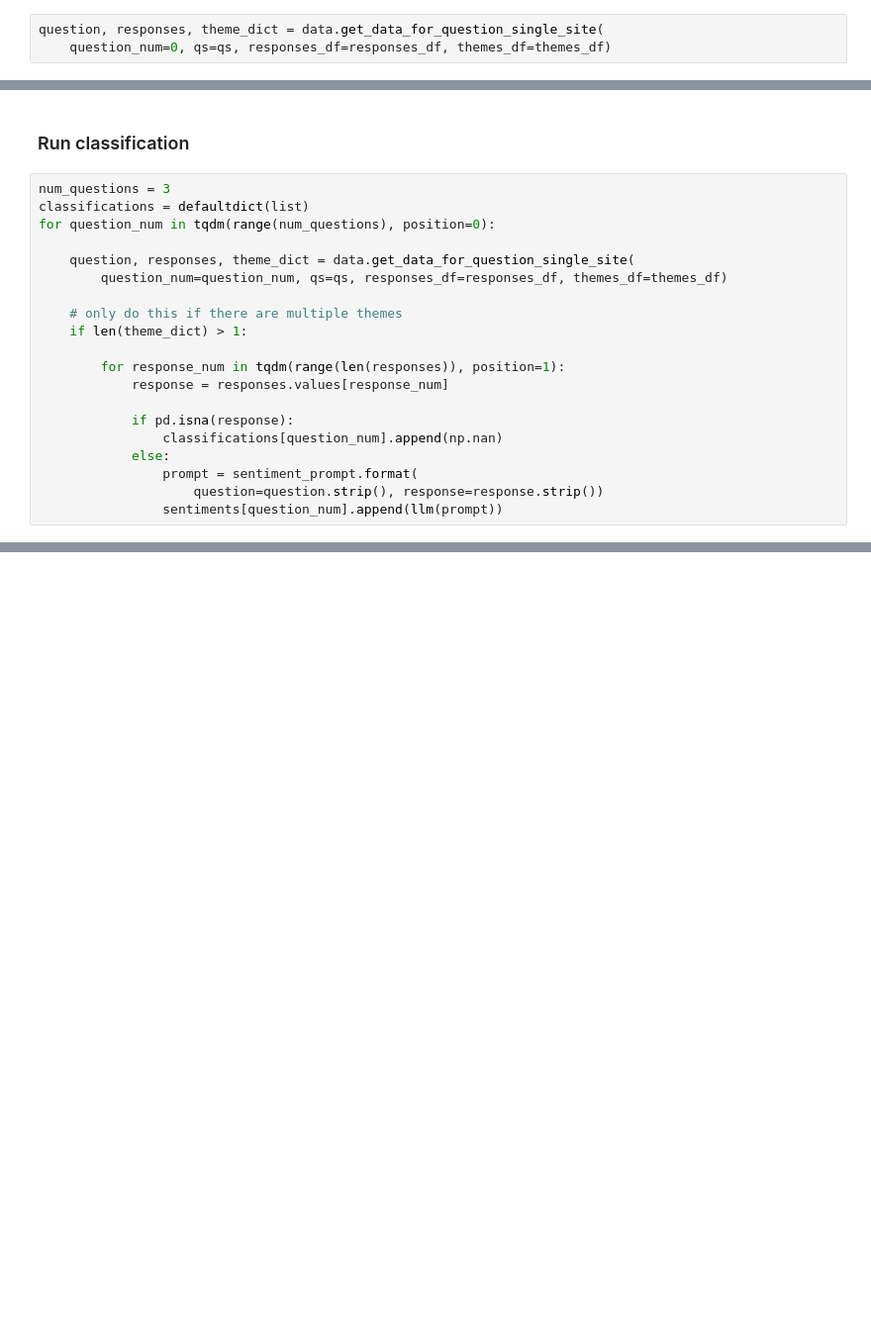
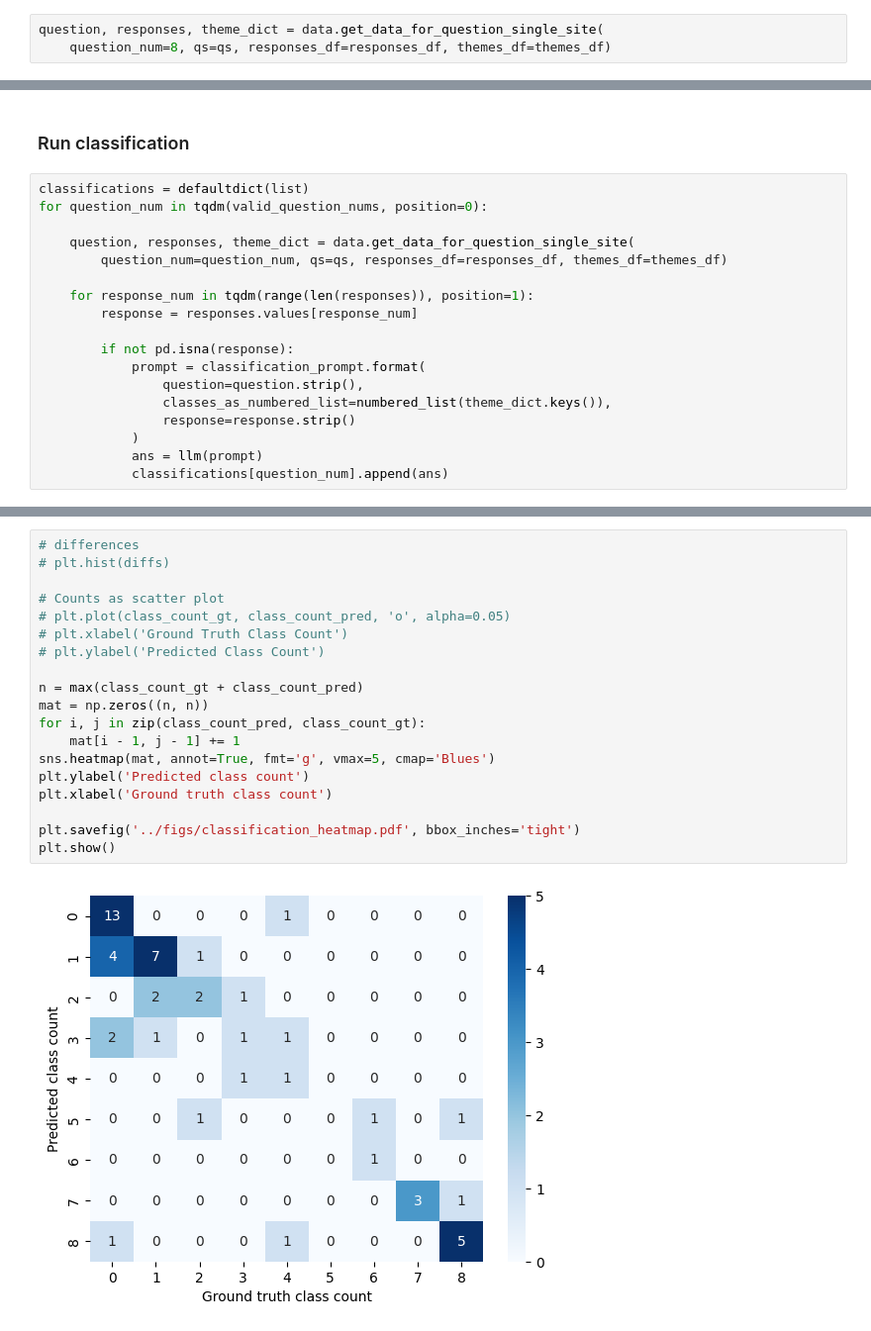
Before and after one commit to csinva/pedidose-efic-analysis, a Jupyter notebook: notebooks/02_theme_classification_site_level.ipynb, the cells around one changed output, grey strips where cells are left out. Shown: that part at 99% size. Saved outputs shown, nothing was run; the diff lists cells and outputs as text; blank space fills up the shorter version.

Commit message:
classification heatmap

```diff
--- a/notebooks/02_theme_classification_site_level.ipynb
+++ b/notebooks/02_theme_classification_site_level.ipynb
@@ -42,7 +41,7 @@ responses_df = df[col_vals]
 themes_df = df[df.columns[theme_index:]]
 # %%
 question, responses, theme_dict = data.get_data_for_question_single_site(
-    question_num=0, qs=qs, responses_df=responses_df, themes_df=themes_df)
+    question_num=8, qs=qs, responses_df=responses_df, themes_df=themes_df)
 # %%
 def numbered_list(classes):
     # return '\n'.join([f'Class {i+1}. {c}' for i, c in enumerate(classes)])
@@ -127,22 +115,20 @@ Name: 0, dtype: object
 # %% [markdown]
 ### Run classification
 # %%
-num_questions = 3
 classifications = defaultdict(list)
-for question_num in tqdm(range(num_questions), position=0):
+for question_num in tqdm(valid_question_nums, position=0):
 
     question, responses, theme_dict = data.get_data_for_question_single_site(
         question_num=question_num, qs=qs, responses_df=responses_df, themes_df=themes_df)
 
-    # only do this if there are multiple themes
-    if len(theme_dict) > 1:
+    for response_num in tqdm(range(len(responses)), position=1):
+        response = responses.values[response_num]
 
-        for response_num in tqdm(range(len(responses)), position=1):
-            response = responses.values[response_num]
-
-            if pd.isna(response):
-                classifications[question_num].append(np.nan)
-            else:
-                prompt = sentiment_prompt.format(
-                    question=question.strip(), response=response.strip())
-                sentiments[question_num].append(llm(prompt))
+        if not pd.isna(response):
+            prompt = classification_prompt.format(
+                question=question.strip(),
+                classes_as_numbered_list=numbered_list(theme_dict.keys()),
+                response=response.strip()
+            )
+            ans = llm(prompt)
+            classifications[question_num].append(ans)
@@ -148,0 +294,21 @@ for question_num in tqdm(range(num_questions), position=0):
+# %%
+# differences
+# plt.hist(diffs)
+
+# Counts as scatter plot
+# plt.plot(class_count_gt, class_count_pred, 'o', alpha=0.05)
+# plt.xlabel('Ground Truth Class Count')
+# plt.ylabel('Predicted Class Count')
+
+n = max(class_count_gt + class_count_pred)
+mat = np.zeros((n, n))
+for i, j in zip(class_count_pred, class_count_gt):
+    mat[i - 1, j - 1] += 1
+sns.heatmap(mat, annot=True, fmt='g', vmax=5, cmap='Blues')
+plt.ylabel('Predicted class count')
+plt.xlabel('Ground truth class count')
+
+plt.savefig('../figs/classification_heatmap.pdf', bbox_inches='tight')
+plt.show()
+# %% [output]
+[figure, added]
```
Also changed, not shown: parts of 9 cells of this notebook, 2 other files.
